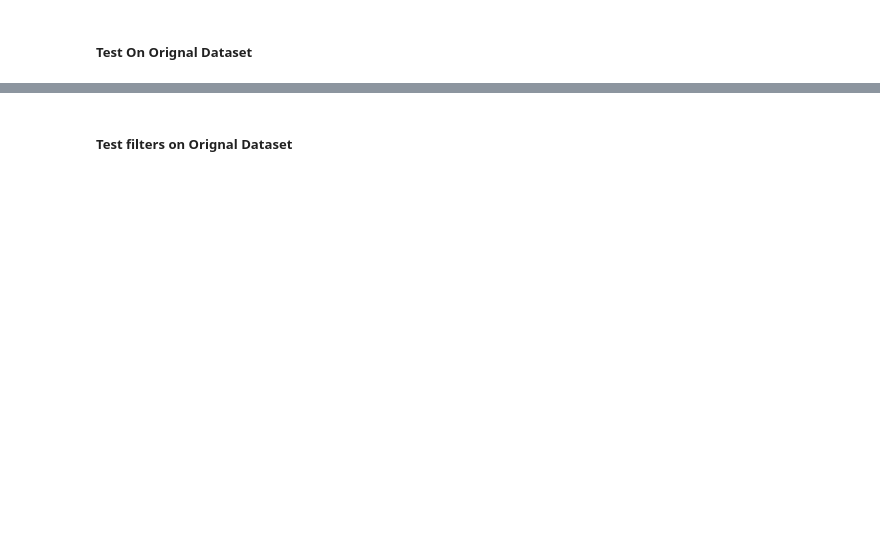
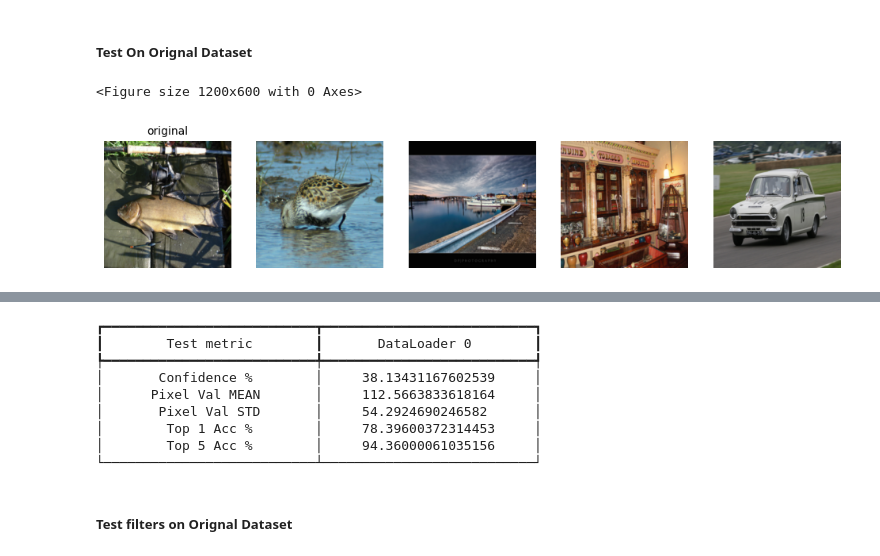
Before and after one commit to jjsuperpower/FIND, a Jupyter notebook: test_resnet.ipynb, the cells around one changed output, grey strips where cells are left out. Drawn from its saved outputs; the diff is of its cells as text; code cells hidden in the pictures; blank space fills up the shorter version.

Commit message:
results collected

```diff
--- a/test_resnet.ipynb
+++ b/test_resnet.ipynb
@@ -46,6 +51,9 @@ preview_img_slice = [1, 7000, 35906, 43001, 35289]
 # %%
 prep.reset_trans()
 imgnet_orig = prep.get_loader()
 sample_orig = sample_imgs_list(imgnet_orig, preview_img_slice)# test model on original images
-# result_orig = trainer.test(resnet50, imgnet_orig)
 View.compare_color([sample_orig], ['original'], figsize=(12,6))
+result_orig = trainer.test(resnet50, imgnet_orig)
+# %% [output]
+<Figure size 1200x600 with 0 Axes>
+[figure, added]
@@ -52,3 +67,12 @@ View.compare_color([sample_orig], ['original'], figsize=(12,6))
+┏━━━━━━━━━━━━━━━━━━━━━━━━━━━┳━━━━━━━━━━━━━━━━━━━━━━━━━━━┓
+┃        Test metric        ┃       DataLoader 0        ┃
+┡━━━━━━━━━━━━━━━━━━━━━━━━━━━╇━━━━━━━━━━━━━━━━━━━━━━━━━━━┩
+│       Confidence %        │     38.13431167602539     │
+│      Pixel Val MEAN       │     112.5663833618164     │
+│       Pixel Val STD       │     54.2924690246582      │
+│        Top 1 Acc %        │     78.39600372314453     │
+│        Top 5 Acc %        │     94.36000061035156     │
+└───────────────────────────┴───────────────────────────┘
 # %% [markdown]
 ##### Test filters on Orignal Dataset
 # %%
```
Also changed, not shown: parts of 7 cells of this notebook, 1 other file.
